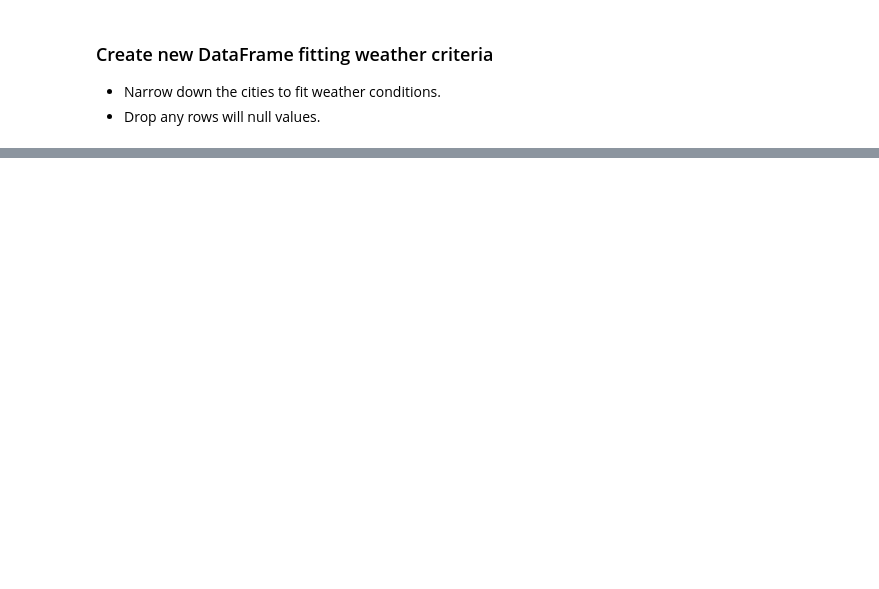
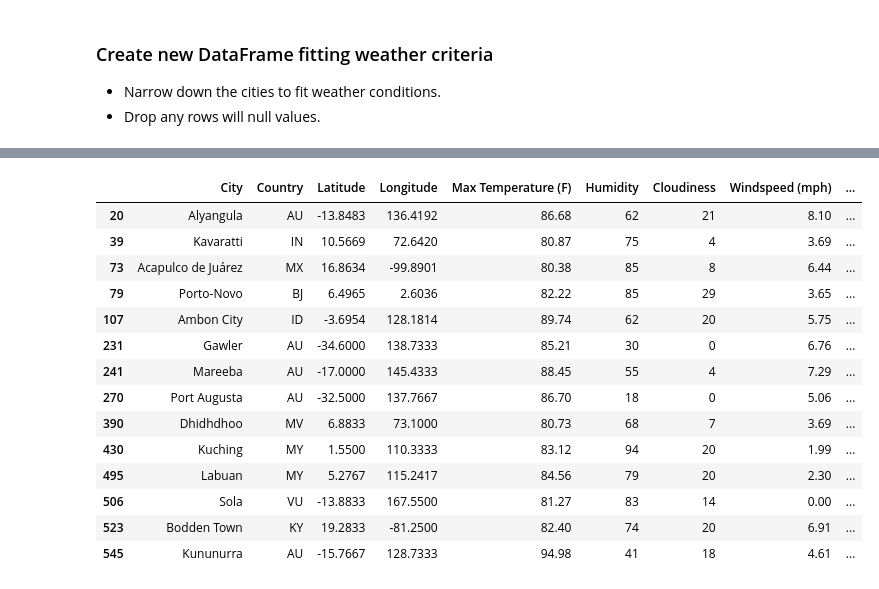
Before and after one commit to mychele-larson/python-api-challenge-2, a Jupyter notebook: VacationPy/Homework_Vacationpy.ipynb, the cells around one changed output, grey strips where cells are left out. Cells and saved outputs as stored; diff of their text form; code cells hidden in the pictures; blank space fills up the shorter version.

```diff
--- a/VacationPy/Homework_Vacationpy.ipynb
+++ b/VacationPy/Homework_Vacationpy.ipynb
@@ -47,0 +89,23 @@ fig
+# %%
+# Create hotel df
+hotel_df = new_vacation_data.loc[:, ['City', 'Country', 'Latitude', 'Longitude', 'Max Temperature (F)', 'Humidity', 'Cloudiness', 'Windspeed (mph)']]
+
+# Add new column for Hotel Name to hotel_df
+hotel_df['Hotel Name'] = ''
+hotel_df
+# %% [output]
+|  | City | Country | Latitude | Longitude | Max Temperature (F) | Humidity | Cloudiness | Windspeed (mph) | ... |
+| 20 | Alyangula | AU | -13.8483 | 136.4192 | 86.68 | 62 | 21 | 8.10 | ... |
+| 39 | Kavaratti | IN | 10.5669 | 72.6420 | 80.87 | 75 | 4 | 3.69 | ... |
+| 73 | Acapulco de Juárez | MX | 16.8634 | -99.8901 | 80.38 | 85 | 8 | 6.44 | ... |
+| 79 | Porto-Novo | BJ | 6.4965 | 2.6036 | 82.22 | 85 | 29 | 3.65 | ... |
+| 107 | Ambon City | ID | -3.6954 | 128.1814 | 89.74 | 62 | 20 | 5.75 | ... |
+| 231 | Gawler | AU | -34.6000 | 138.7333 | 85.21 | 30 | 0 | 6.76 | ... |
+| 241 | Mareeba | AU | -17.0000 | 145.4333 | 88.45 | 55 | 4 | 7.29 | ... |
+| 270 | Port Augusta | AU | -32.5000 | 137.7667 | 86.70 | 18 | 0 | 5.06 | ... |
+| 390 | Dhidhdhoo | MV | 6.8833 | 73.1000 | 80.73 | 68 | 7 | 3.69 | ... |
+| 430 | Kuching | MY | 1.5500 | 110.3333 | 83.12 | 94 | 20 | 1.99 | ... |
+| 495 | Labuan | MY | 5.2767 | 115.2417 | 84.56 | 79 | 20 | 2.30 | ... |
+| 506 | Sola | VU | -13.8833 | 167.5500 | 81.27 | 83 | 14 | 0.00 | ... |
+| 523 | Bodden Town | KY | 19.2833 | -81.2500 | 82.40 | 74 | 20 | 6.91 | ... |
+| 545 | Kununurra | AU | -15.7667 | 128.7333 | 94.98 | 41 | 18 | 4.61 | ... |
```
Also changed, not shown: parts of 9 cells of this notebook.
